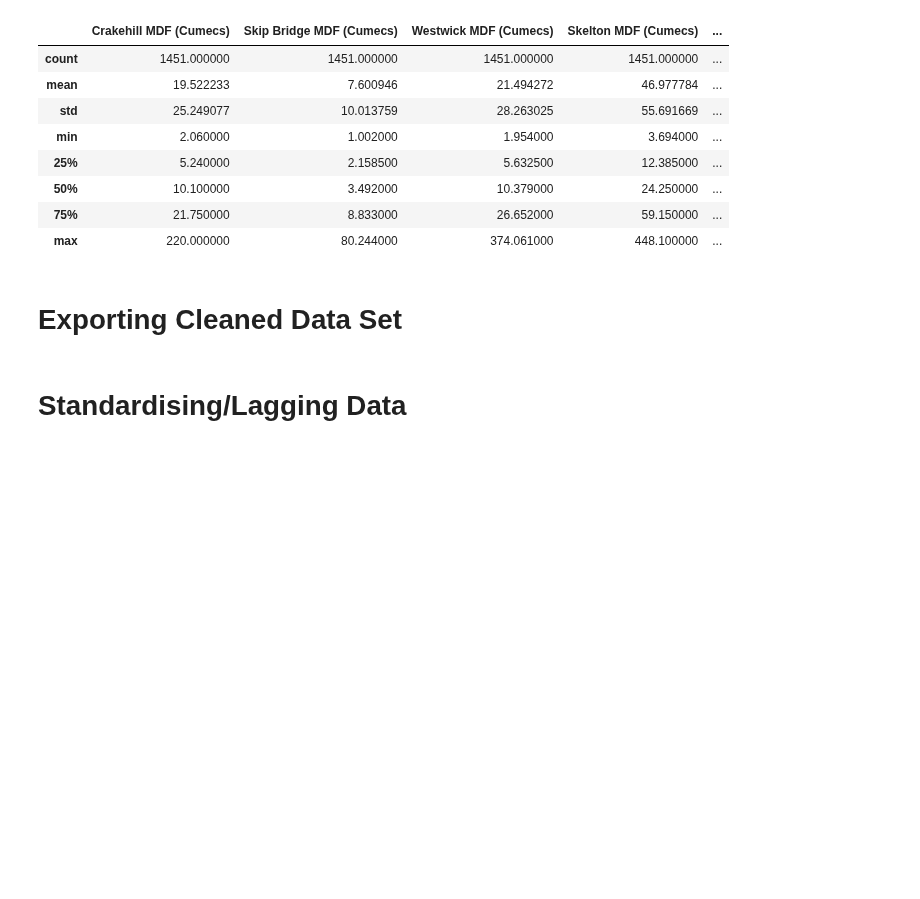
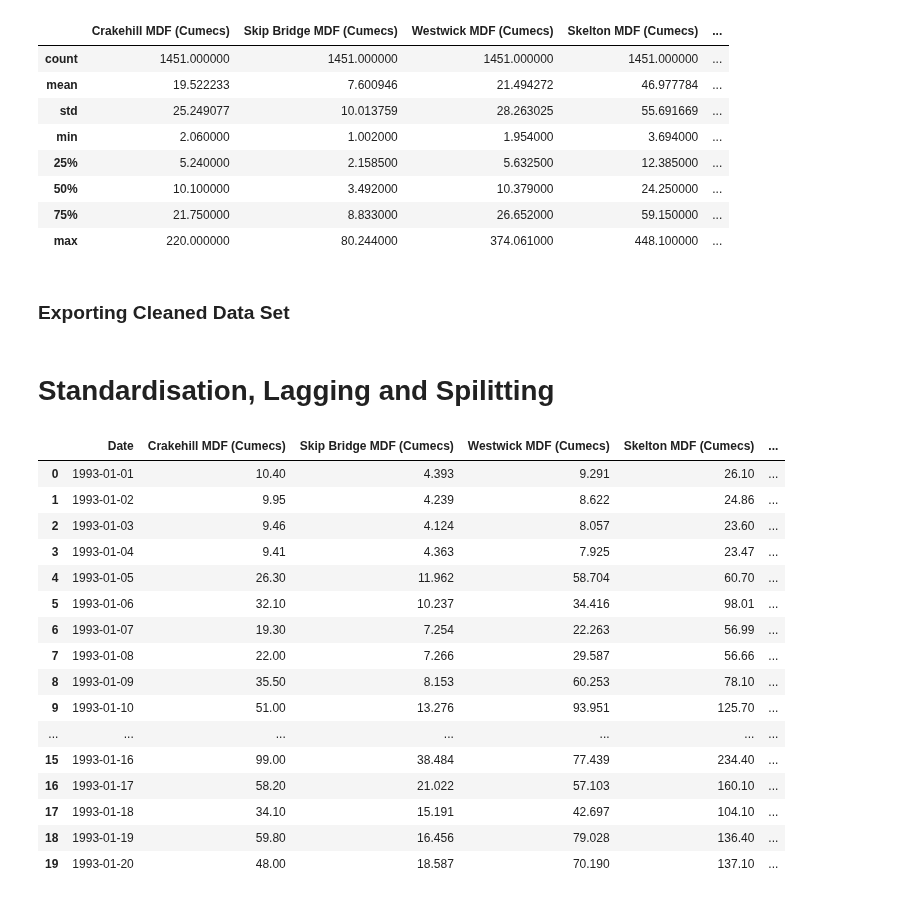
Before and after one commit to mhjp13/small-projects-ai, a Jupyter notebook: cob107/cw2/CW2 ANN Coursework.ipynb, the cells around one changed output. Cells and saved outputs as stored; diff of their text form; code cells hidden in the pictures; blank space fills up the shorter version.

```diff
--- a/cob107/cw2/CW2 ANN Coursework.ipynb
+++ b/cob107/cw2/CW2 ANN Coursework.ipynb
@@ -227,10 +227,32 @@ river_data.describe()
 | 75% | 21.750000 | 8.833000 | 26.652000 | 59.150000 | ... |
 | max | 220.000000 | 80.244000 | 374.061000 | 448.100000 | ... |
 # %% [markdown]
-# Exporting Cleaned Data Set
+### Exporting Cleaned Data Set
 # %%
 export_data = river_data.copy()
 export_data["Date"] = export_data["Date"].astype("string")
 export_data.to_excel('River-Data-Cleaned.xlsx')
-# %% [markdown]
-# Standardising/Lagging Data
+# %% [markdown]
+# Standardisation, Lagging and Spilitting
+# %%
+clean_df = pd.read_excel('River-Data-Cleaned.xlsx')
+clean_df.drop(["Unnamed: 0"], axis=1, inplace=True)
+clean_df.head(20)
+# %% [output]
+|  | Date | Crakehill MDF (Cumecs) | Skip Bridge MDF (Cumecs) | Westwick MDF (Cumecs) | Skelton MDF (Cumecs) | ... |
+| 0 | 1993-01-01 | 10.40 | 4.393 | 9.291 | 26.10 | ... |
+| 1 | 1993-01-02 | 9.95 | 4.239 | 8.622 | 24.86 | ... |
+| 2 | 1993-01-03 | 9.46 | 4.124 | 8.057 | 23.60 | ... |
+| 3 | 1993-01-04 | 9.41 | 4.363 | 7.925 | 23.47 | ... |
+| 4 | 1993-01-05 | 26.30 | 11.962 | 58.704 | 60.70 | ... |
+| 5 | 1993-01-06 | 32.10 | 10.237 | 34.416 | 98.01 | ... |
+| 6 | 1993-01-07 | 19.30 | 7.254 | 22.263 | 56.99 | ... |
+| 7 | 1993-01-08 | 22.00 | 7.266 | 29.587 | 56.66 | ... |
+| 8 | 1993-01-09 | 35.50 | 8.153 | 60.253 | 78.10 | ... |
+| 9 | 1993-01-10 | 51.00 | 13.276 | 93.951 | 125.70 | ... |
+| ... | ... | ... | ... | ... | ... | ... |
+| 15 | 1993-01-16 | 99.00 | 38.484 | 77.439 | 234.40 | ... |
+| 16 | 1993-01-17 | 58.20 | 21.022 | 57.103 | 160.10 | ... |
+| 17 | 1993-01-18 | 34.10 | 15.191 | 42.697 | 104.10 | ... |
+| 18 | 1993-01-19 | 59.80 | 16.456 | 79.028 | 136.40 | ... |
+| 19 | 1993-01-20 | 48.00 | 18.587 | 70.190 | 137.10 | ... |
```
Also changed, not shown: parts of 7 cells of this notebook.
